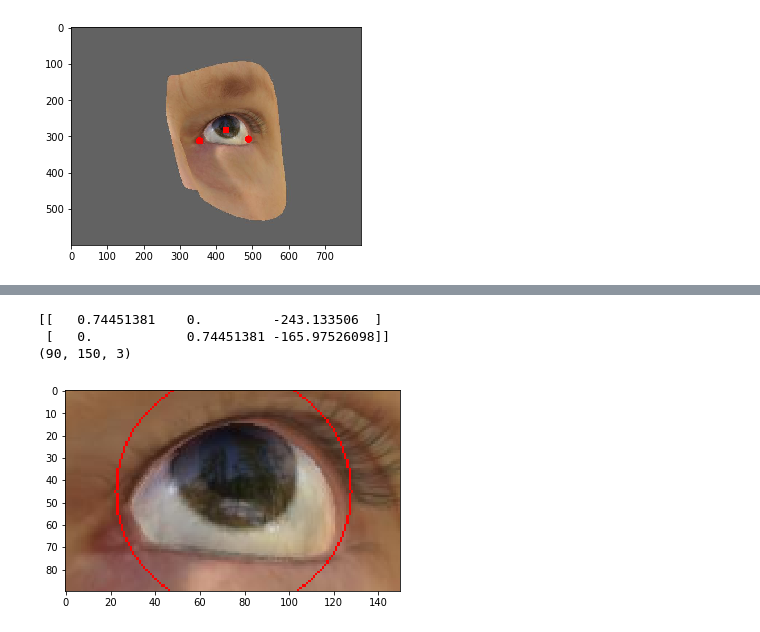
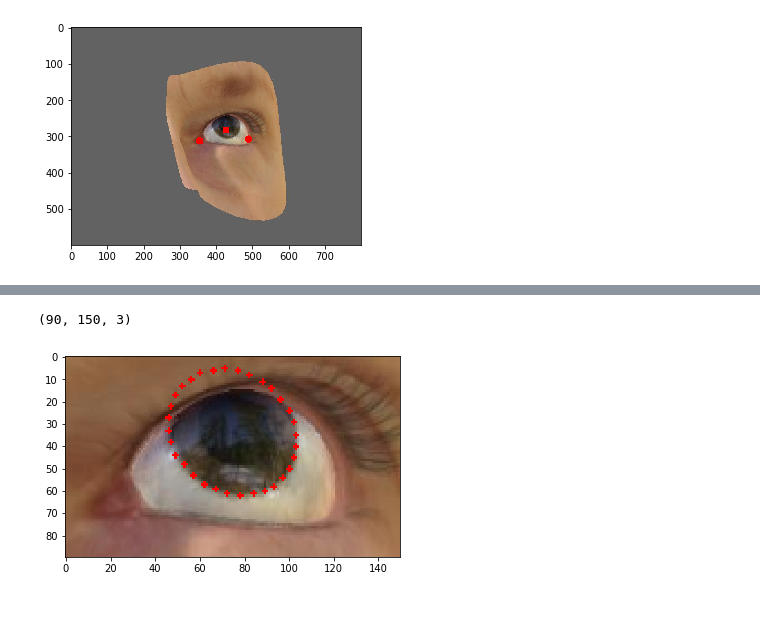
Before and after one commit to david-wb/gaze-estimation, a Jupyter notebook: explore_data.ipynb, the cells around one changed output, grey strips where cells are left out. Drawn from its saved outputs; the diff is of its cells as text; code cells hidden in the pictures.

Commit message:
Progress on data preprocessing.

```diff
--- a/explore_data.ipynb
+++ b/explore_data.ipynb
@@ -8,7 +9,6 @@ from matplotlib import pyplot as plt
 img1_path = './datasets/UnityEyes/imgs/1.jpg'
 img1 = cv2.imread(img1_path)
 img1 = cv2.cvtColor(img1, cv2.COLOR_BGR2RGB)
-img1_gray = cv2.imread(img1_path, cv2.IMREAD_GRAYSCALE)
 # %%
 plt.imshow(img1)
 img1.shape
@@ -61,11 +55,11 @@ iris_landmarks = process_coords(json_data['iris_2d'])
 landmarks_img = img1.copy()
 print(len(iris_landmarks))
 for (x, y, z) in interior_landmarks:
-    landmarks_img = cv2.circle(landmarks_img, (int(x), int(y)), 3, color=(255, 0, 0), thickness=-1)
+    landmarks_img = cv2.circle(landmarks_img, (int(x), int(y)), 1, color=(255, 0, 0), thickness=-1)
 for (x, y, z) in caruncle_landmarks:
-    landmarks_img = cv2.circle(landmarks_img, (int(x), int(y)), 3, color=(255, 0, 0), thickness=-1)
+    landmarks_img = cv2.circle(landmarks_img, (int(x), int(y)), 1, color=(255, 0, 0), thickness=-1)
 for (x, y, z) in iris_landmarks:
-    landmarks_img = cv2.circle(landmarks_img, (int(x), int(y)), 3, color=(255, 0, 0), thickness=-1)
+    landmarks_img = cv2.circle(landmarks_img, (int(x), int(y)), 1, color=(255, 0, 0), thickness=-1)
 plt.imshow(landmarks_img)
 # %% [output]
 32
@@ -93,25 +92,59 @@ plt.imshow(landmarks_img)
 # %%
 # Re-center so that eye-middle is at the center of the image
-ow, oh = 150, 90
+def preprocess_unityeyes_image(img, json_data, oh=90, ow=150):
+    # Prepare to segment eye image
 
-scale = ow/eye_width
-original_eyeball_radius = 71.7593
-eyeball_radius = original_eyeball_radius * scale  # See: https://goo.gl/ZnXgDE
-radius = np.float32(eyeball_radius)
+    def process_coords(coords_list):
+        coords = [eval(l) for l in coords_list]
+        return np.array([(x, ih-y, z) for (x, y, z) in coords])
 
-recenter_mat = np.zeros((2, 3))
-recenter_mat[0, 2] = -eye_middle[0] * scale + 0.5 * ow # * scale_inv
-recenter_mat[1, 2] = -eye_middle[1] * scale + 0.5 * oh# * scale_inv
-recenter_mat[0, 0] = scale
-recenter_mat[1, 1] = scale
-print(recenter_mat)
-# Apply transforms
-eye = cv2.warpAffine(img1, recenter_mat, (ow, oh))
-eye = cv2.circle(eye, (int(ow/2), int(oh/2)), int(radius), (255, 0, 0), 1)
-plt.imshow(eye)
-print(eye.shape)
+    interior_landmarks = process_coords(json_data['interior_margin_2d'])
+    caruncle_landmarks = process_coords(json_data['caruncle_2d'])
+    iris_landmarks = process_coords(json_data['iris_2d'])
+
+    left_corner = np.mean(caruncle_landmarks[:, :2], axis=0)
+    right_corner = interior_landmarks[8, :2]
+    eye_width = 1.5 * abs(left_corner[0] - right_corner[0])
+    eye_middle = np.mean([np.amin(interior_landmarks[:, :2], axis=0),
+                          np.amax(interior_landmarks[:, :2], axis=0)], axis=0)
+
+    scale = ow/eye_width
+    original_eyeball_radius = 71.7593
+    eyeball_radius = original_eyeball_radius * scale  # See: https://goo.gl/ZnXgDE
+    radius = np.float32(eyeball_radius)
+
+    transform = np.zeros((2, 3))
+    transform[0, 2] = -eye_middle[0] * scale + 0.5 * ow # * scale_inv
+    transform[1, 2] = -eye_middle[1] * scale + 0.5 * oh# * scale_inv
+    transform[0, 0] = scale
+    transform[1, 1] = scale
+
+    transform_inv = np.zeros((2, 3))
+    transform_inv[:, 2] = -transform[:, 2]
+    transform_inv[0, 0] = 1/scale
+    transform_inv[1, 1] = 1/scale
+
+    # Apply transforms
+    eye = cv2.warpAffine(img, transform, (ow, oh))
+    return {
+        'img': eye,
+        'transform': transform,
+        'transform_inv': transform_inv,
+        'radius': radius,
+        'original_radius': original_eyeball_radius,
+        'eye_middle': eye_middle
+    }
+
+eye_entry = preprocess_unityeyes_image(img1, json_data)
+
+eye_img = eye_entry['img'].copy()
+transform = eye_entry['transform']
+for (x, y, z) in iris_landmarks:
+    x, y = np.matmul(transform, [x, y, 1.0])
+    eye_img = cv2.circle(eye_img, (int(x), int(y)), 1, color=(255, 0, 0), thickness=-1)
+
+plt.imshow(eye_img)
+print(eye_entry['img'].shape)
 # %% [output]
-[[   0.74451381    0.         -243.133506  ]
- [   0.            0.74451381 -165.97526098]]
 (90, 150, 3)
-[figure, old version]
+[figure, new version]
```
Also changed, not shown: parts of 11 cells of this notebook, 3 other files.
